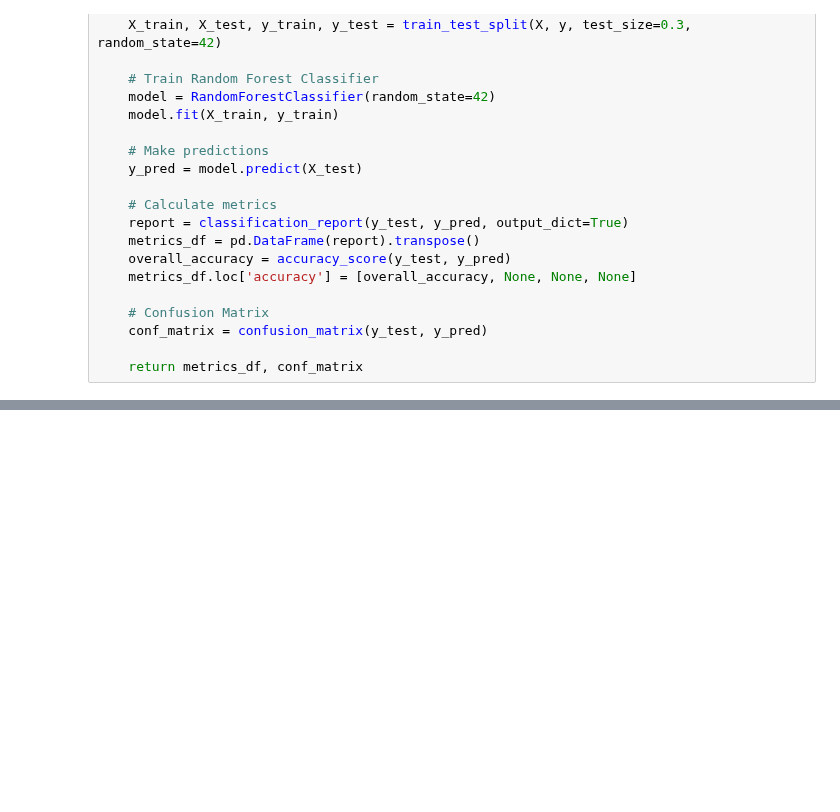
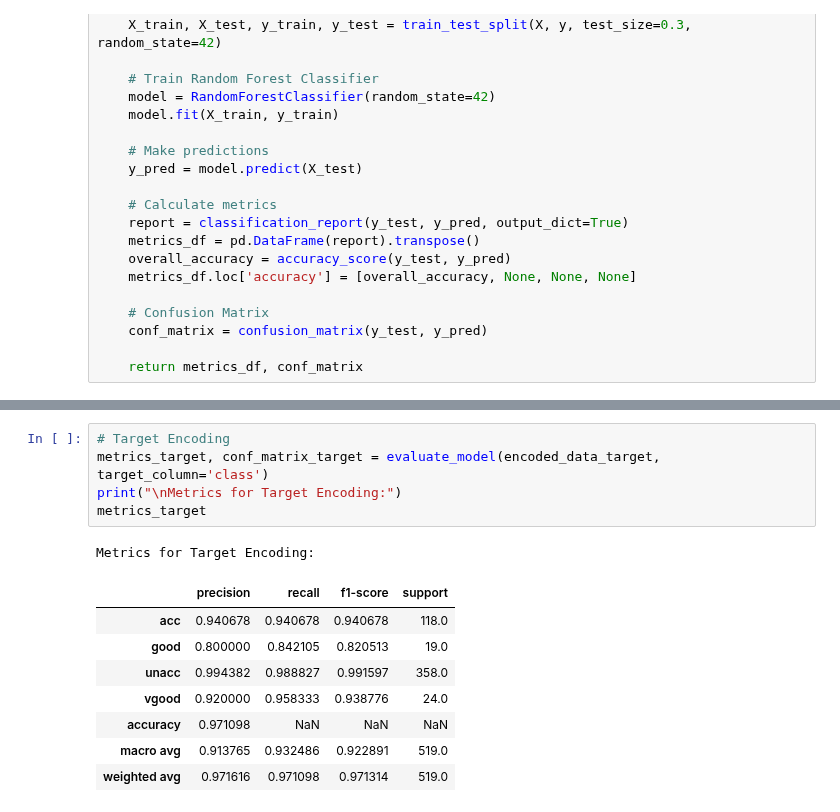
Before and after one commit to ruksad/descriptive-stats, a Jupyter notebook: lectures/32_12april_weekend/feature_encoding/feature-encoding.ipynb, the cells around one changed output, grey strips where cells are left out. Saved outputs shown, nothing was run; the diff lists cells and outputs as text; blank space fills up the shorter version.

```diff
--- a/lectures/32_12april_weekend/feature_encoding/feature-encoding.ipynb
+++ b/lectures/32_12april_weekend/feature_encoding/feature-encoding.ipynb
@@ -210,0 +233,15 @@ print(conf_matrix_target)
+# %%
+# Target Encoding
+metrics_target, conf_matrix_target = evaluate_model(encoded_data_target, target_column='class')
+print("\nMetrics for Target Encoding:")
+metrics_target
+# %% [output]
+Metrics for Target Encoding:
+|  | precision | recall | f1-score | support |
+| acc | 0.940678 | 0.940678 | 0.940678 | 118.0 |
+| good | 0.800000 | 0.842105 | 0.820513 | 19.0 |
+| unacc | 0.994382 | 0.988827 | 0.991597 | 358.0 |
+| vgood | 0.920000 | 0.958333 | 0.938776 | 24.0 |
+| accuracy | 0.971098 | NaN | NaN | NaN |
+| macro avg | 0.913765 | 0.932486 | 0.922891 | 519.0 |
+| weighted avg | 0.971616 | 0.971098 | 0.971314 | 519.0 |
```
Also changed, not shown: parts of 5 cells of this notebook.
